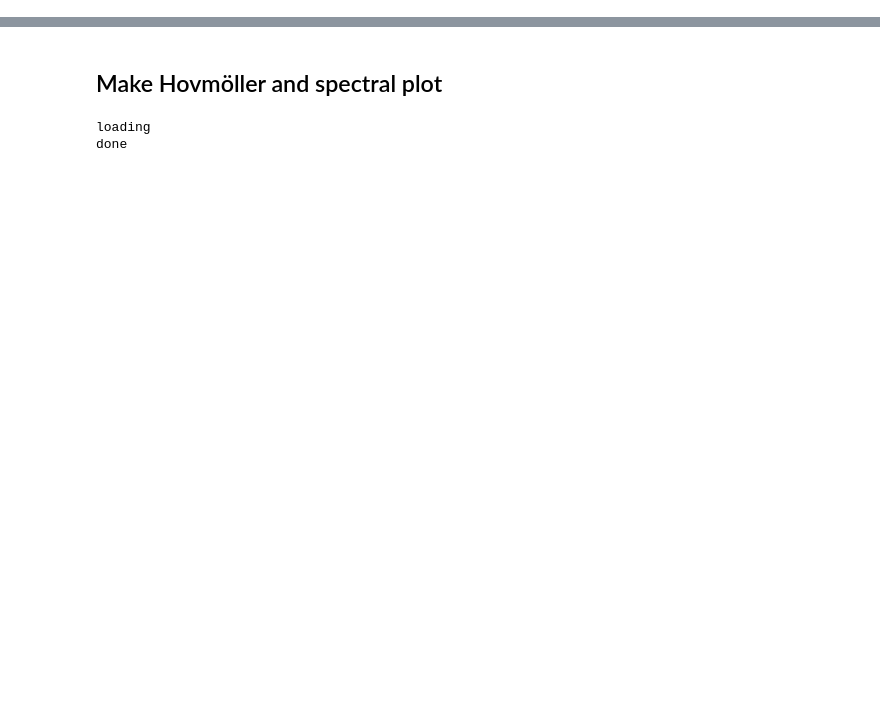
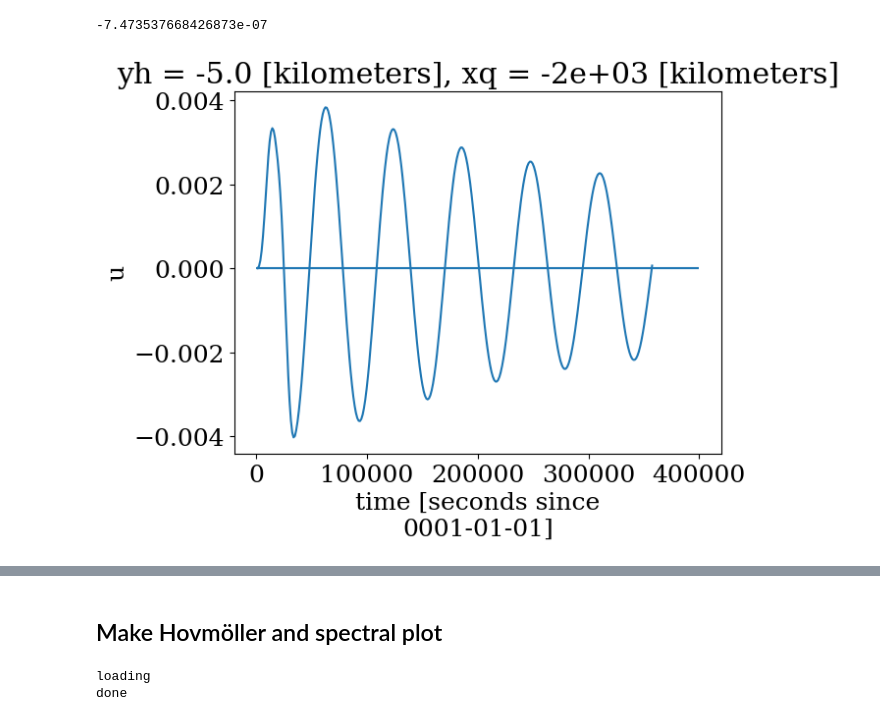
Before and after one commit to ashjbarnes/topographic-NIWs, a Jupyter notebook: make_plots.ipynb, the cells around one changed output, grey strips where cells are left out. Cells and saved outputs as stored; diff of their text form; code cells hidden in the pictures; blank space fills up the shorter version.

```diff
--- a/make_plots.ipynb
+++ b/make_plots.ipynb
@@ -27,0 +317,10 @@ Error:
+# %%
+# data = xr.open_mfdataset("/home/149/ab8992/topographic-NIWs/outputdir/common_mixedlayer/zonal/*.nc",decode_times = False,decode_cf = False)
+## Calc mean flow
+aa = data.u.isel(xq = 0,yh = 2).mean("zl").isel(time = slice(0,298))
+aa.plot()
+plt.hlines(0,0,400000)
+print(aa.mean("time").values)
+# %% [output]
+-7.473537668426873e-07
+[figure, added]
```
Also changed, not shown: parts of 29 cells of this notebook, 1 other file.
